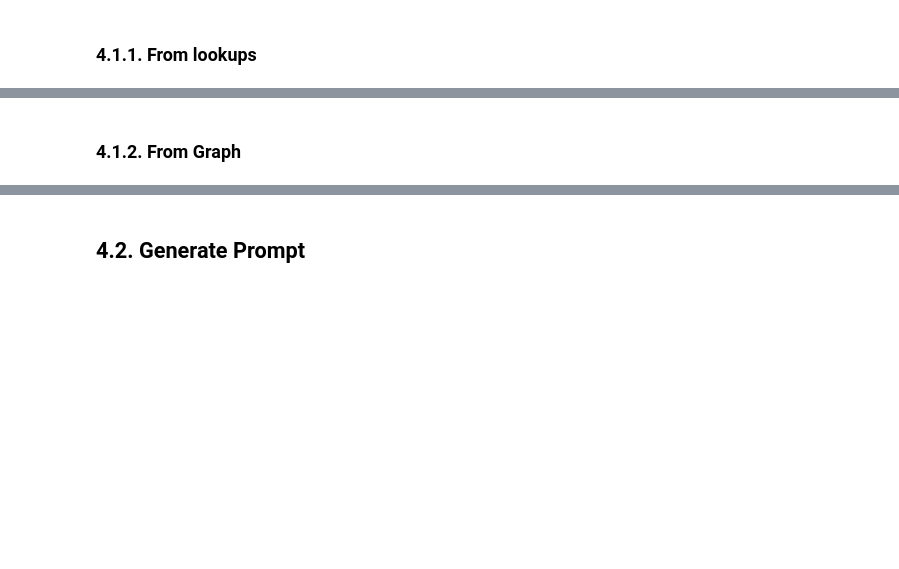
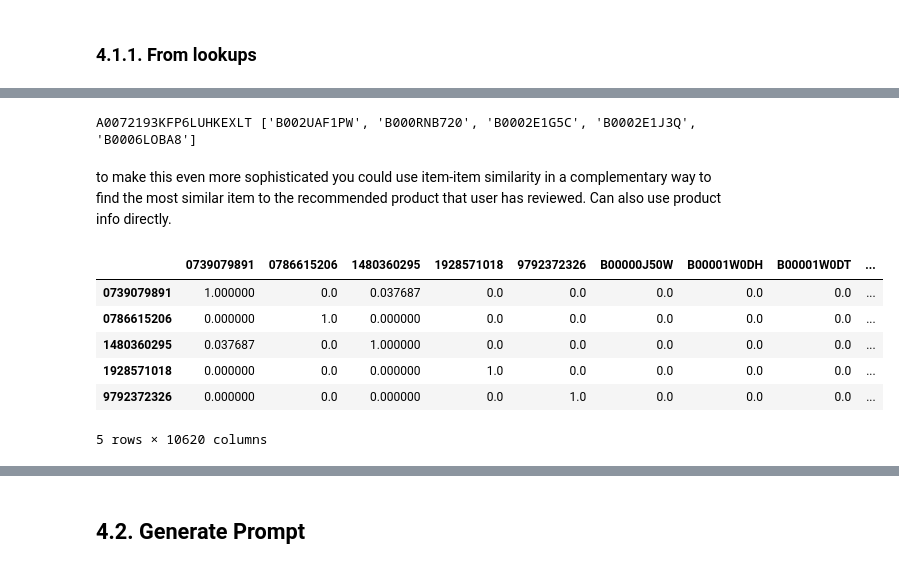
Before and after one commit to benedict-brunker/SINA-AT3_Group-33, a Jupyter notebook: notebooks/recommendations.ipynb, the cells around one changed output, grey strips where cells are left out. Saved outputs shown, nothing was run; the diff lists cells and outputs as text; code cells hidden in the pictures; blank space fills up the shorter version.

Commit message:
Info retrieval logic is done!
Main paper this work is based on:

```diff
--- a/notebooks/recommendations.ipynb
+++ b/notebooks/recommendations.ipynb
@@ -785,2 +1124,0 @@ def find_prompt_info(user_id, graph=G, k=3, utility_matrix=U, similarity_matrix=
-# %% [markdown]
-### 4.1.2. From Graph
@@ -810,0 +1125,18 @@ def extract_reviews(user_id, graph=G, utility_matrix=U, similarity_matrix=S, num
+# %%
+for r, v in recs.items():
+    print(r, v)
+    break
+# %% [output]
+A0072193KFP6LUHKEXLT ['B002UAF1PW', 'B000RNB720', 'B0002E1G5C', 'B0002E1J3Q', 'B0006LOBA8']
+# %% [markdown]
+to make this even more sophisticated you could use item-item similarity in a complementary way to find the most similar item to the recommended product that user has reviewed. Can also use product info directly.
+# %%
+I.head()
+# %% [output]
+|  | 0739079891 | 0786615206 | 1480360295 | 1928571018 | 9792372326 | B00000J50W | B00001W0DH | B00001W0DT | ... |
+| 0739079891 | 1.000000 | 0.0 | 0.037687 | 0.0 | 0.0 | 0.0 | 0.0 | 0.0 | ... |
+| 0786615206 | 0.000000 | 1.0 | 0.000000 | 0.0 | 0.0 | 0.0 | 0.0 | 0.0 | ... |
+| 1480360295 | 0.037687 | 0.0 | 1.000000 | 0.0 | 0.0 | 0.0 | 0.0 | 0.0 | ... |
+| 1928571018 | 0.000000 | 0.0 | 0.000000 | 1.0 | 0.0 | 0.0 | 0.0 | 0.0 | ... |
+| 9792372326 | 0.000000 | 0.0 | 0.000000 | 0.0 | 1.0 | 0.0 | 0.0 | 0.0 | ... |
+5 rows × 10620 columns
```
Also changed, not shown: parts of 85 cells of this notebook, 1 other file.
